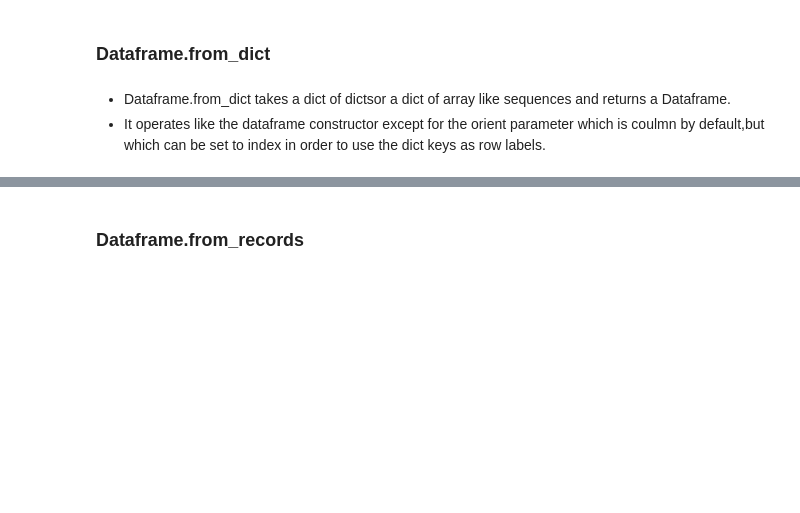
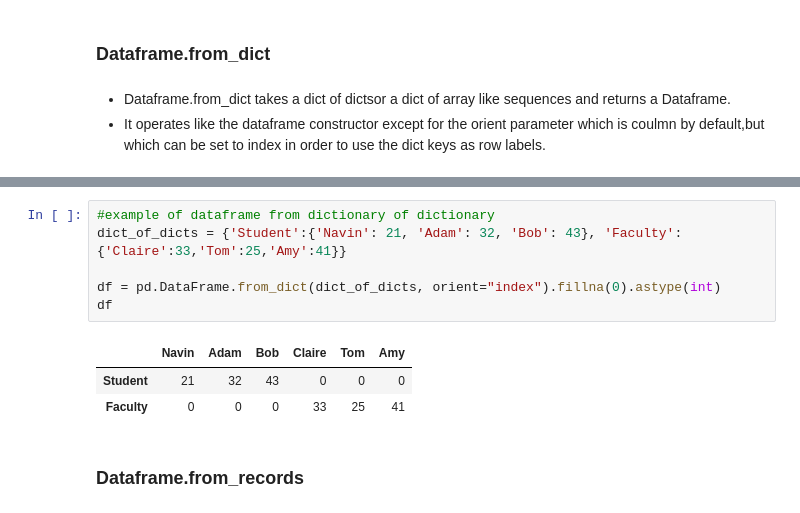
Before and after one commit to NavinThomsy/IAT806_Week1, a Jupyter notebook: Introduction_to_Python.ipynb, the cells around one changed output, grey strips where cells are left out. Saved outputs shown, nothing was run; the diff lists cells and outputs as text; blank space fills up the shorter version.

```diff
--- a/Introduction_to_Python.ipynb
+++ b/Introduction_to_Python.ipynb
@@ -1490,3 +1744,13 @@ df
+# %%
+#example of dataframe from dictionary of dictionary
+dict_of_dicts = {'Student':{'Navin': 21, 'Adam': 32, 'Bob': 43}, 'Faculty':{'Claire':33,'Tom':25,'Amy':41}}
+
+df = pd.DataFrame.from_dict(dict_of_dicts, orient="index").fillna(0).astype(int)
+df
+# %% [output]
+|  | Navin | Adam | Bob | Claire | Tom | Amy |
+| Student | 21 | 32 | 43 | 0 | 0 | 0 |
+| Faculty | 0 | 0 | 0 | 33 | 25 | 41 |
 # %% [markdown]
 ### Dataframe.from_records
 # %% [markdown]
```
Also changed, not shown: parts of 71 cells of this notebook.
